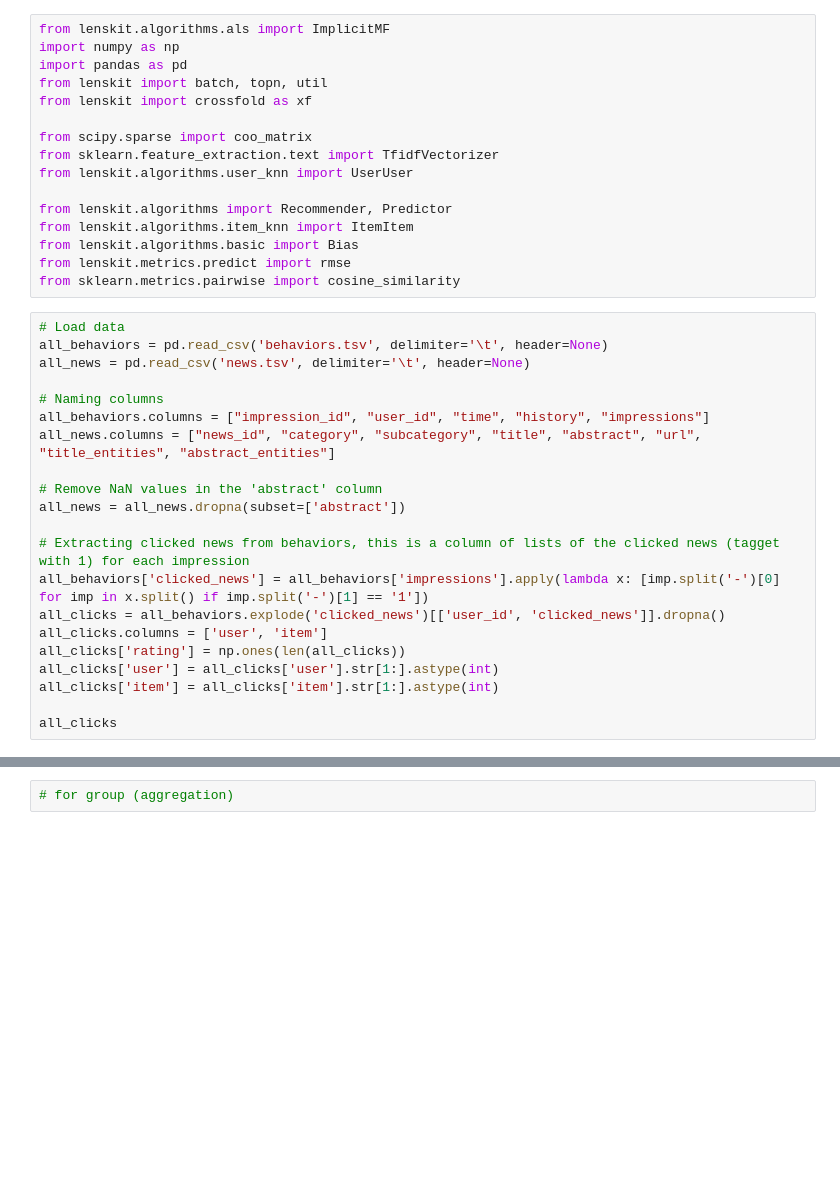
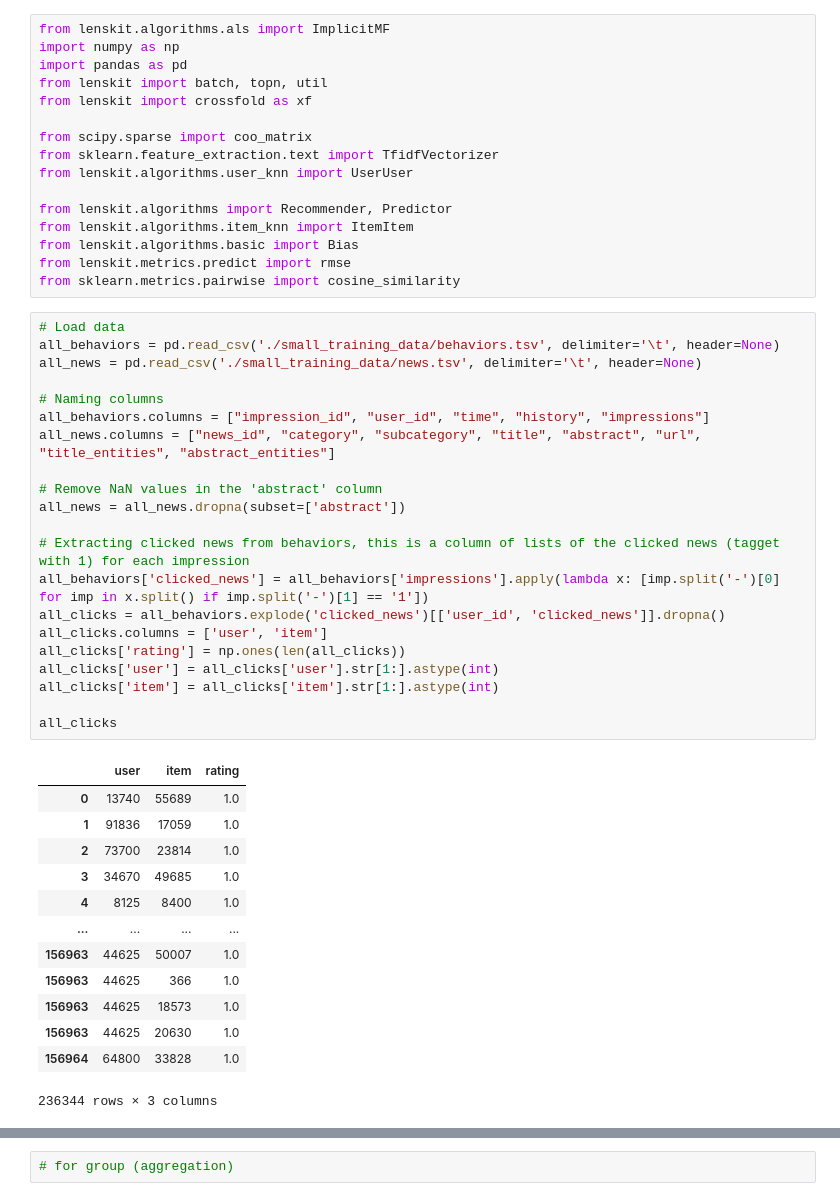
Before and after one commit to PhilHippo/MINDFUL-A-Lenskit-based-Recommender-System, a Jupyter notebook: for_groups.ipynb, the cells around one changed output, grey strips where cells are left out. Saved outputs shown, nothing was run; the diff lists cells and outputs as text; blank space fills up the shorter version.

Commit message:
group_recommendations
everything working, now I need to make some evaluations and predict  for survey users

```diff
--- a/for_groups.ipynb
+++ b/for_groups.ipynb
@@ -16,25 +16,39 @@ from lenskit.metrics.predict import rmse
 from sklearn.metrics.pairwise import cosine_similarity
 # %%
 # Load data
-all_behaviors = pd.read_csv('behaviors.tsv', delimiter='\t', header=None)
-all_news = pd.read_csv('news.tsv', delimiter='\t', header=None)
+all_behaviors = pd.read_csv('./small_training_data/behaviors.tsv', delimiter='\t', header=None)
+all_news = pd.read_csv('./small_training_data/news.tsv', delimiter='\t', header=None)
 
 # Naming columns
 all_behaviors.columns = ["impression_id", "user_id", "time", "history", "impressions"]
 all_news.columns = ["news_id", "category", "subcategory", "title", "abstract", "url", "title_entities", "abstract_entities"]
 
 # Remove NaN values in the 'abstract' column
 all_news = all_news.dropna(subset=['abstract'])
 
 # Extracting clicked news from behaviors, this is a column of lists of the clicked news (tagget with 1) for each impression
 all_behaviors['clicked_news'] = all_behaviors['impressions'].apply(lambda x: [imp.split('-')[0] for imp in x.split() if imp.split('-')[1] == '1'])
 all_clicks = all_behaviors.explode('clicked_news')[['user_id', 'clicked_news']].dropna()
 all_clicks.columns = ['user', 'item']
 all_clicks['rating'] = np.ones(len(all_clicks))
 all_clicks['user'] = all_clicks['user'].str[1:].astype(int)
 all_clicks['item'] = all_clicks['item'].str[1:].astype(int)
 
 all_clicks
+# %% [output]
+|  | user | item | rating |
+| 0 | 13740 | 55689 | 1.0 |
+| 1 | 91836 | 17059 | 1.0 |
+| 2 | 73700 | 23814 | 1.0 |
+| 3 | 34670 | 49685 | 1.0 |
+| 4 | 8125 | 8400 | 1.0 |
+| ... | ... | ... | ... |
+| 156963 | 44625 | 50007 | 1.0 |
+| 156963 | 44625 | 366 | 1.0 |
+| 156963 | 44625 | 18573 | 1.0 |
+| 156963 | 44625 | 20630 | 1.0 |
+| 156964 | 64800 | 33828 | 1.0 |
+236344 rows × 3 columns
 # %%
 # Create an implicit feedback model with 50 features and 20 iterations
 model = ImplicitMF(features=50, iterations=20, reg=0.1)
```
Also changed, not shown: parts of 5 cells of this notebook, 1 other file.
